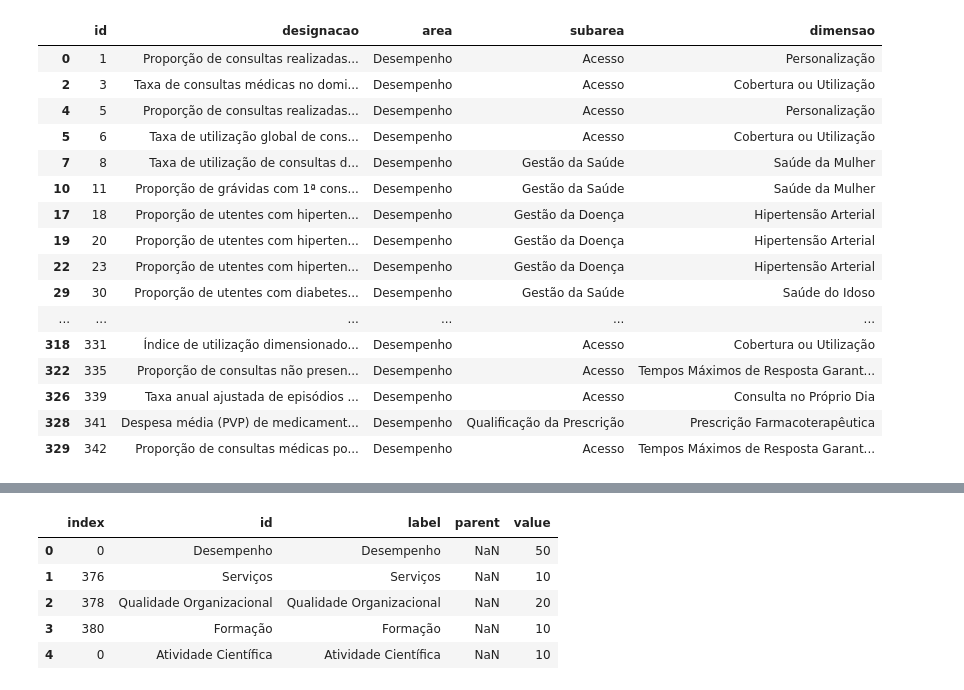
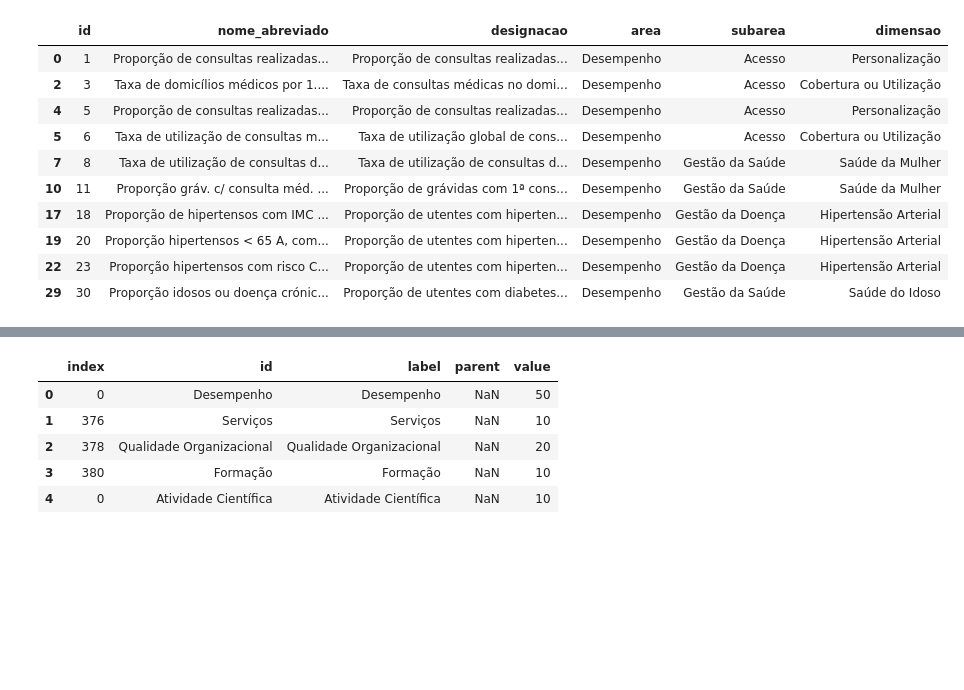
Before and after one commit to DiogoCarapito/mgfhub, a Jupyter notebook: data/sunburst_teste.ipynb, the cells around one changed output, grey strips where cells are left out. Saved outputs shown, nothing was run; the diff lists cells and outputs as text; code cells hidden in the pictures; blank space fills up the shorter version.

```diff
--- a/data/sunburst_teste.ipynb
+++ b/data/sunburst_teste.ipynb
@@ -5,24 +5,18 @@ import numpy as np
 # %%
 df_todos_indicadores = pd.read_csv('scrapped_indicadores.csv')
 usf_ucsp_para_idg = pd.read_csv('usf_ucsp_indicadores_2022_comimpactoIDG.csv')
 df_todos_indicadores_filtrado = df_todos_indicadores[df_todos_indicadores['id'].isin(usf_ucsp_para_idg['indicador'].values.tolist())]
-df = df_todos_indicadores_filtrado.drop(columns=['codigo','codigo_siars','nome_abreviado','objetivo','formula','unidade_de_medida', 'output','estado_do_indicador','tipo_de_indicador','area_clinica','inclusao_de_utentes_no_indicador','prazo_para_registos','link'])
-df.head(50)
+df = df_todos_indicadores_filtrado.drop(columns=['codigo','codigo_siars','objetivo','formula','unidade_de_medida', 'output','estado_do_indicador','tipo_de_indicador','area_clinica','inclusao_de_utentes_no_indicador','prazo_para_registos','link'])
+df.head(10)
 # %% [output]
-|  | id | designacao | area | subarea | dimensao |
-| 0 | 1 | Proporção de consultas realizadas... | Desempenho | Acesso | Personalização |
-| 2 | 3 | Taxa de consultas médicas no domi... | Desempenho | Acesso | Cobertura ou Utilização |
-| 4 | 5 | Proporção de consultas realizadas... | Desempenho | Acesso | Personalização |
-| 5 | 6 | Taxa de utilização global de cons... | Desempenho | Acesso | Cobertura ou Utilização |
-| 7 | 8 | Taxa de utilização de consultas d... | Desempenho | Gestão da Saúde | Saúde da Mulher |
-| 10 | 11 | Proporção de grávidas com 1ª cons... | Desempenho | Gestão da Saúde | Saúde da Mulher |
-| 17 | 18 | Proporção de utentes com hiperten... | Desempenho | Gestão da Doença | Hipertensão Arterial |
-| 19 | 20 | Proporção de utentes com hiperten... | Desempenho | Gestão da Doença | Hipertensão Arterial |
-| 22 | 23 | Proporção de utentes com hiperten... | Desempenho | Gestão da Doença | Hipertensão Arterial |
-| 29 | 30 | Proporção de utentes com diabetes... | Desempenho | Gestão da Saúde | Saúde do Idoso |
-| ... | ... | ... | ... | ... | ... |
-| 318 | 331 | Índice de utilização dimensionado... | Desempenho | Acesso | Cobertura ou Utilização |
-| 322 | 335 | Proporção de consultas não presen... | Desempenho | Acesso | Tempos Máximos de Resposta Garant... |
-| 326 | 339 | Taxa anual ajustada de episódios ... | Desempenho | Acesso | Consulta no Próprio Dia |
-| 328 | 341 | Despesa média (PVP) de medicament... | Desempenho | Qualificação da Prescrição | Prescrição Farmacoterapêutica |
-| 329 | 342 | Proporção de consultas médicas po... | Desempenho | Acesso | Tempos Máximos de Resposta Garant... |
+|  | id | nome_abreviado | designacao | area | subarea | dimensao |
+| 0 | 1 | Proporção de consultas realizadas... | Proporção de consultas realizadas... | Desempenho | Acesso | Personalização |
+| 2 | 3 | Taxa de domicílios médicos por 1.... | Taxa de consultas médicas no domi... | Desempenho | Acesso | Cobertura ou Utilização |
+| 4 | 5 | Proporção de consultas realizadas... | Proporção de consultas realizadas... | Desempenho | Acesso | Personalização |
+| 5 | 6 | Taxa de utilização de consultas m... | Taxa de utilização global de cons... | Desempenho | Acesso | Cobertura ou Utilização |
+| 7 | 8 | Taxa de utilização de consultas d... | Taxa de utilização de consultas d... | Desempenho | Gestão da Saúde | Saúde da Mulher |
+| 10 | 11 | Proporção gráv. c/ consulta méd. ... | Proporção de grávidas com 1ª cons... | Desempenho | Gestão da Saúde | Saúde da Mulher |
+| 17 | 18 | Proporção de hipertensos com IMC ... | Proporção de utentes com hiperten... | Desempenho | Gestão da Doença | Hipertensão Arterial |
+| 19 | 20 | Proporção hipertensos < 65 A, com... | Proporção de utentes com hiperten... | Desempenho | Gestão da Doença | Hipertensão Arterial |
+| 22 | 23 | Proporção hipertensos com risco C... | Proporção de utentes com hiperten... | Desempenho | Gestão da Doença | Hipertensão Arterial |
+| 29 | 30 | Proporção idosos ou doença crónic... | Proporção de utentes com diabetes... | Desempenho | Gestão da Saúde | Saúde do Idoso |
```
Also changed, not shown: parts of 11 cells of this notebook, 10 other files.
